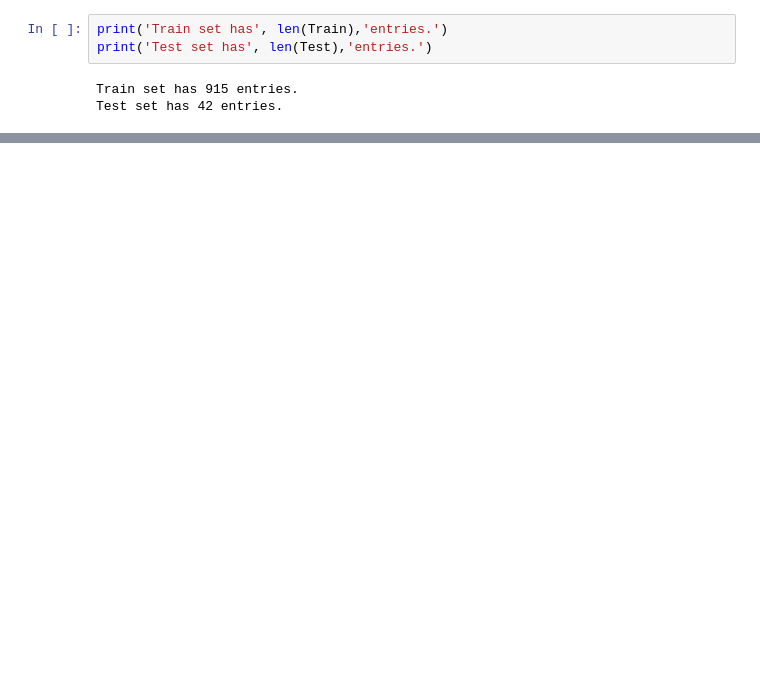
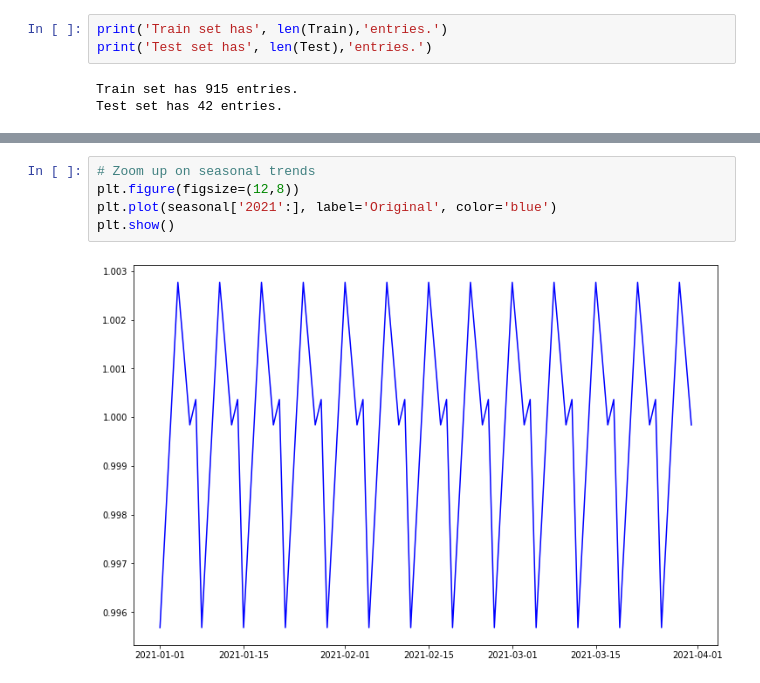
Before and after one commit to stevenkyle2013/Capstone, a Jupyter notebook: Main.ipynb, the cells around one changed output, grey strips where cells are left out. Cells and saved outputs as stored; diff of their text form; blank space fills up the shorter version.

```diff
--- a/Main.ipynb
+++ b/Main.ipynb
@@ -504,0 +728,7 @@ plt.tight_layout()
+# %%
+# Zoom up on seasonal trends
+plt.figure(figsize=(12,8))
+plt.plot(seasonal['2021':], label='Original', color='blue')
+plt.show()
+# %% [output]
+[figure, added]
```
Also changed, not shown: parts of 45 cells of this notebook.
